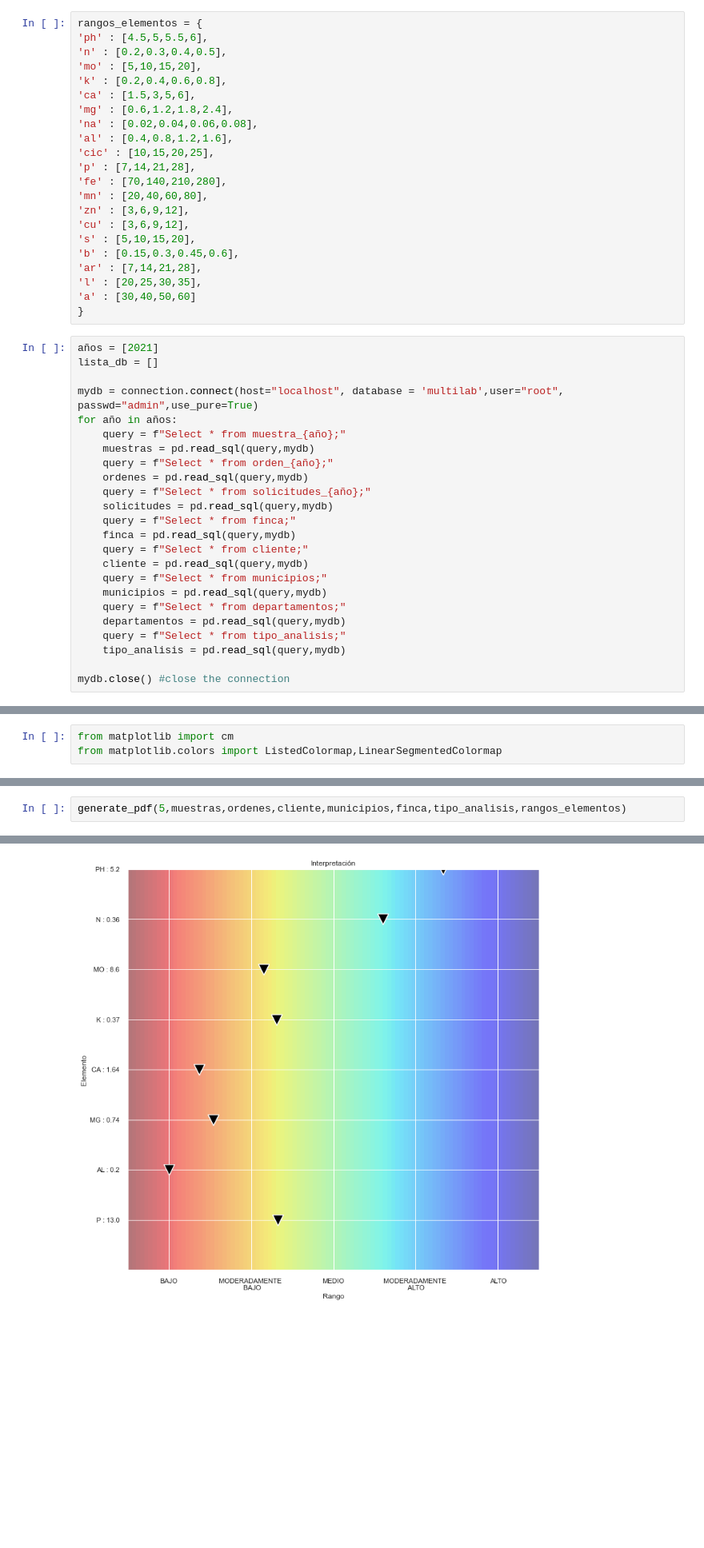
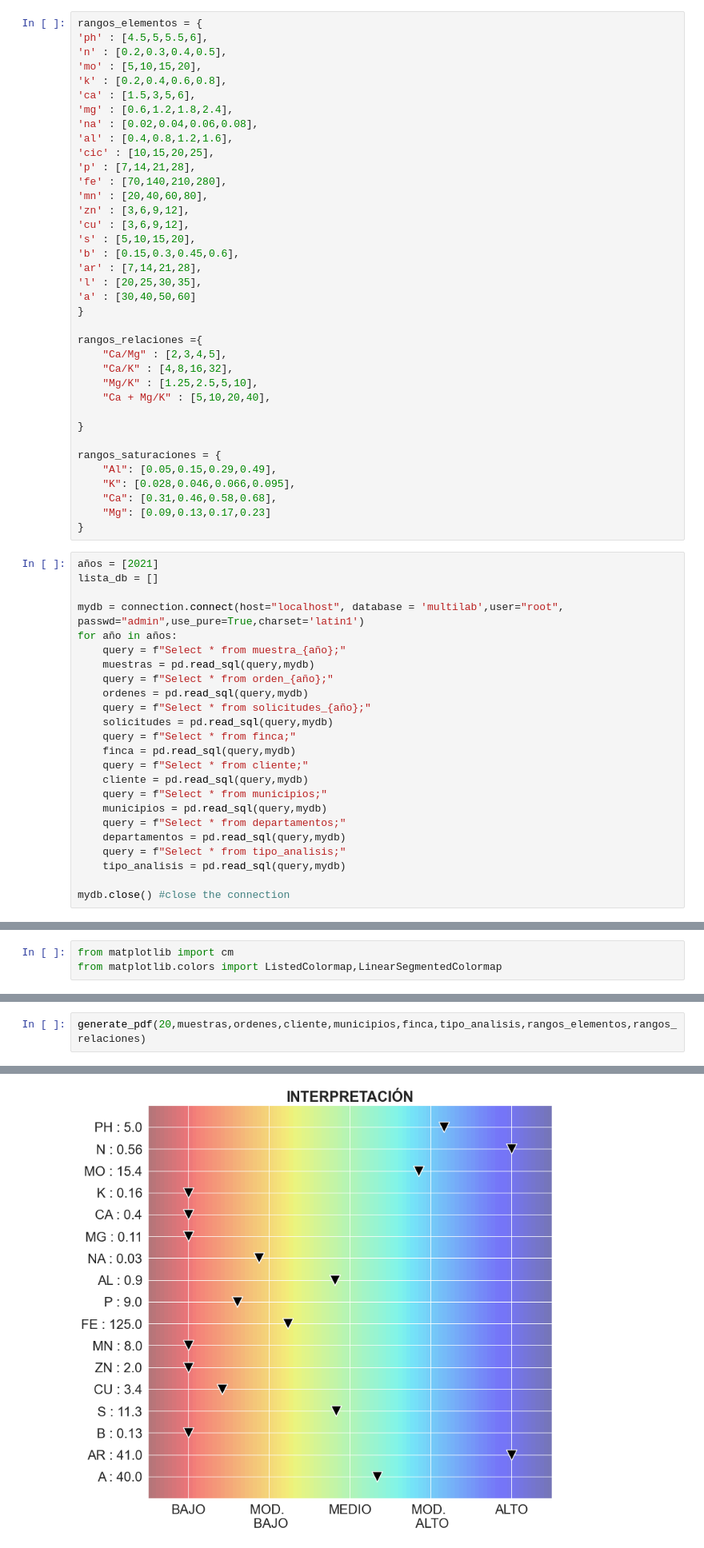
Before and after one commit to cmosquerat/Multilab, a Jupyter notebook: pdf/pdf.ipynb, the cells around one changed output, grey strips where cells are left out. Shown at 80% size. Saved outputs shown, nothing was run; the diff lists cells and outputs as text; blank space fills up the shorter version.

```diff
--- a/pdf/pdf.ipynb
+++ b/pdf/pdf.ipynb
@@ -26,11 +27,26 @@ rangos_elementos = {
 'l' : [20,25,30,35],
 'a' : [30,40,50,60]
 }
+
+rangos_relaciones ={
+    "Ca/Mg" : [2,3,4,5],
+    "Ca/K" : [4,8,16,32],
+    "Mg/K" : [1.25,2.5,5,10],
+    "Ca + Mg/K" : [5,10,20,40],
+
+}
+
+rangos_saturaciones = {
+    "Al": [0.05,0.15,0.29,0.49],
+    "K": [0.028,0.046,0.066,0.095],
+    "Ca": [0.31,0.46,0.58,0.68],
+    "Mg": [0.09,0.13,0.17,0.23]
+}
 # %%
 años = [2021]
 lista_db = []
 
-mydb = connection.connect(host="localhost", database = 'multilab',user="root", passwd="admin",use_pure=True)
+mydb = connection.connect(host="localhost", database = 'multilab',user="root", passwd="admin",use_pure=True,charset='latin1')
 for año in años:
     query = f"Select * from muestra_{año};"
     muestras = pd.read_sql(query,mydb)
@@ -319,5 +385,5 @@ def generate_pdf(c_lab,muestras,ordenes,cliente,municipios,finca,tipo_analisis,r
     output.write(outputStream)
     outputStream.close()
 # %%
-generate_pdf(5,muestras,ordenes,cliente,municipios,finca,tipo_analisis,rangos_elementos)
+generate_pdf(20,muestras,ordenes,cliente,municipios,finca,tipo_analisis,rangos_elementos,rangos_relaciones)
 # %% [output]
@@ -341 +393 @@ generate_pdf(5,muestras,ordenes,cliente,municipios,finca,tipo_analisis,rangos_el
-[figure, old version]
+[figure, new version]
```
Also changed, not shown: parts of 7 cells of this notebook, 1 other file.
